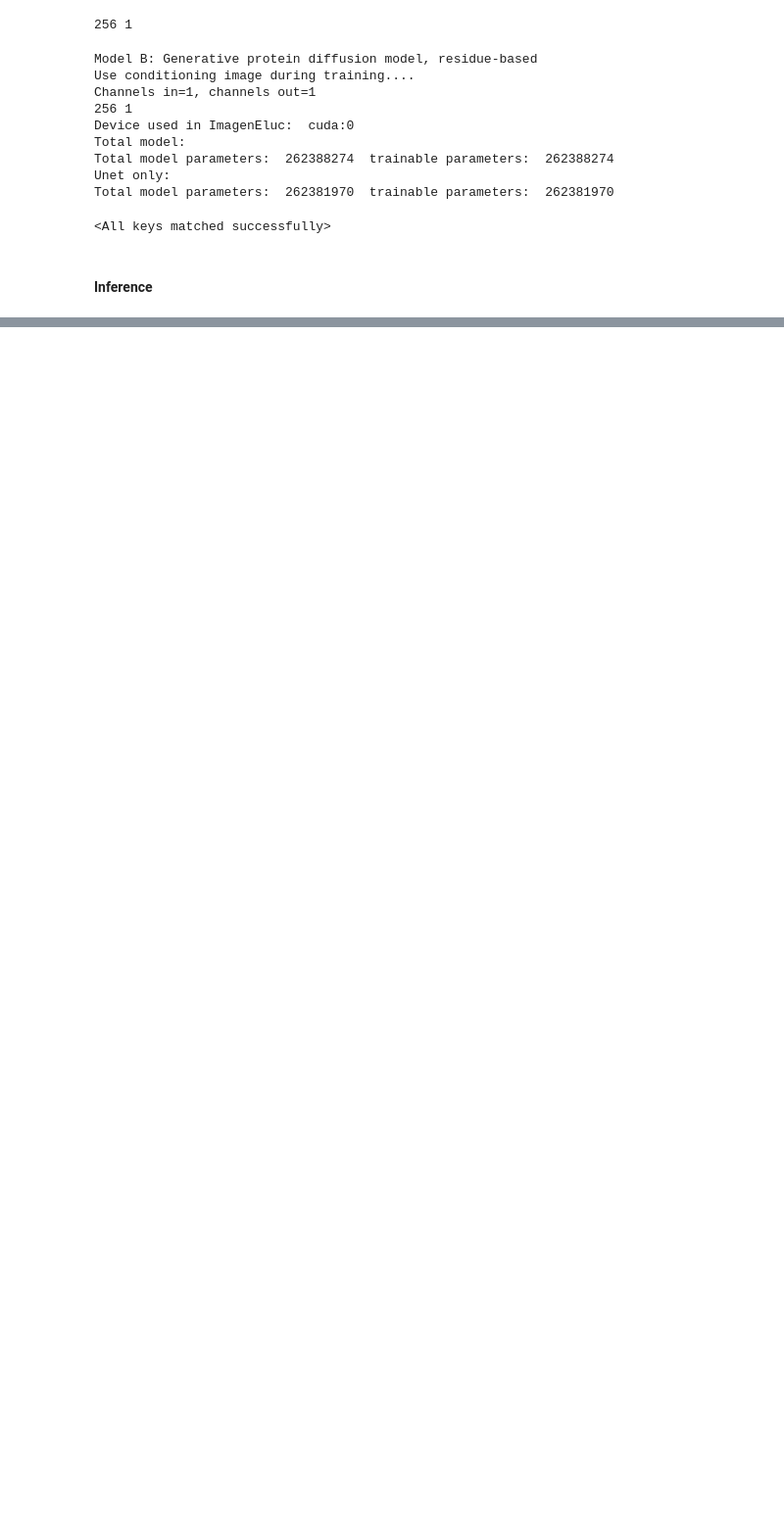
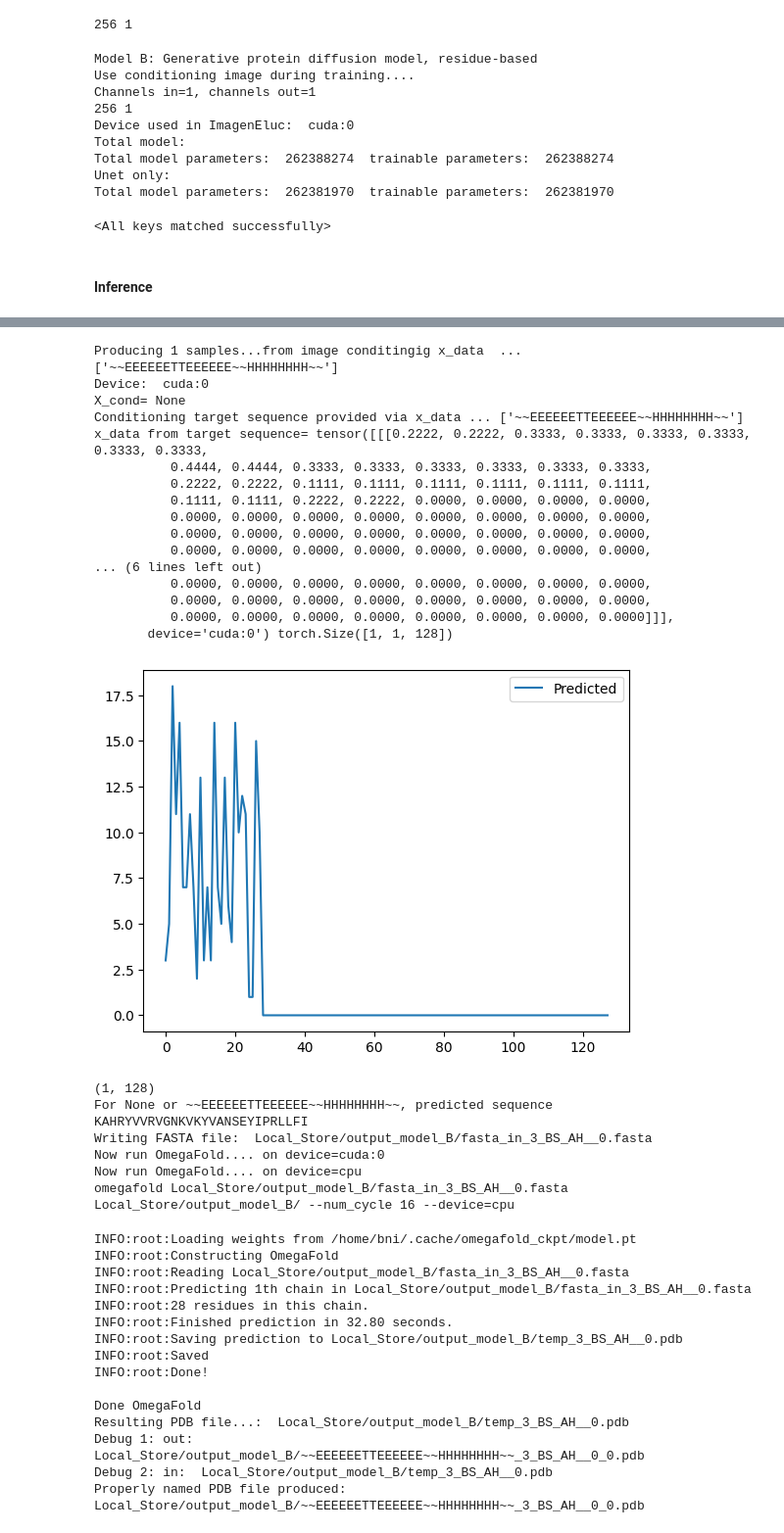
Before and after one commit to Bo-Ni/ProtenDiffusionGenerator_pip, a Jupyter notebook: Model_B.ipynb, the cells around one changed output, grey strips where cells are left out. Shown at 98% size. Drawn from its saved outputs; the diff is of its cells as text; code cells hidden in the pictures; blank space fills up the shorter version.

```diff
--- a/Model_B.ipynb
+++ b/Model_B.ipynb
@@ -250,0 +317,63 @@ Error:
+# %%
+#@title ####4-2. Generate sequence via a iterative process
+
+#@markdown Example 3: Beta sheet + alpha helix
+
+input_SS_seq = '~~EEEEEETTEEEEEE~~HHHHHHHH~~' #@param {type:"string"}
+# output_file_flag = '2_iter_' #@param {type:"string"}
+# FoldProteinOrNot = True #@param ["False", "True"] {type:"raw"}
+error_threshold = 0.2 #@param {type:"slider", min:0.0, max:1, step:0.01}
+max_iter = 10 #@param {type:"slider", min:0, max:100, step:1}
+output_file_flag = '3_BS_AH_'
+
+flag='2_iter_'
+
+iterate_adaptive (model_B,
+                  seq=input_SS_seq,
+                  flag=output_file_flag,
+                  errorthreshold=error_threshold,
+                  maxiter=max_iter,
+                  #++++++++++++++++++++
+                  prefix=prefix,
+                  tokenizer_X=tokenizer_X,
+                  tokenizer_y=tokenizer_y)
+# %% [output]
+Producing 1 samples...from image conditingig x_data  ...
+['~~EEEEEETTEEEEEE~~HHHHHHHH~~']
+Device:  cuda:0
+X_cond= None
+Conditioning target sequence provided via x_data ... ['~~EEEEEETTEEEEEE~~HHHHHHHH~~']
+x_data from target sequence= tensor([[[0.2222, 0.2222, 0.3333, 0.3333, 0.3333, 0.3333, 0.3333, 0.3333,
+          0.4444, 0.4444, 0.3333, 0.3333, 0.3333, 0.3333, 0.3333, 0.3333,
+          0.2222, 0.2222, 0.1111, 0.1111, 0.1111, 0.1111, 0.1111, 0.1111,
+          0.1111, 0.1111, 0.2222, 0.2222, 0.0000, 0.0000, 0.0000, 0.0000,
+          0.0000, 0.0000, 0.0000, 0.0000, 0.0000, 0.0000, 0.0000, 0.0000,
+          0.0000, 0.0000, 0.0000, 0.0000, 0.0000, 0.0000, 0.0000, 0.0000,
+          0.0000, 0.0000, 0.0000, 0.0000, 0.0000, 0.0000, 0.0000, 0.0000,
+... (6 lines left out)
+          0.0000, 0.0000, 0.0000, 0.0000, 0.0000, 0.0000, 0.0000, 0.0000,
+          0.0000, 0.0000, 0.0000, 0.0000, 0.0000, 0.0000, 0.0000, 0.0000,
+          0.0000, 0.0000, 0.0000, 0.0000, 0.0000, 0.0000, 0.0000, 0.0000]]],
+       device='cuda:0') torch.Size([1, 1, 128])
+[figure, added]
+(1, 128)
+For None or ~~EEEEEETTEEEEEE~~HHHHHHHH~~, predicted sequence KAHRYVVRVGNKVKYVANSEYIPRLLFI
+Writing FASTA file:  Local_Store/output_model_B/fasta_in_3_BS_AH__0.fasta
+Now run OmegaFold.... on device=cuda:0
+Now run OmegaFold.... on device=cpu
+omegafold Local_Store/output_model_B/fasta_in_3_BS_AH__0.fasta Local_Store/output_model_B/ --num_cycle 16 --device=cpu
+INFO:root:Loading weights from /home/bni/.cache/omegafold_ckpt/model.pt
+INFO:root:Constructing OmegaFold
+INFO:root:Reading Local_Store/output_model_B/fasta_in_3_BS_AH__0.fasta
+INFO:root:Predicting 1th chain in Local_Store/output_model_B/fasta_in_3_BS_AH__0.fasta
+INFO:root:28 residues in this chain.
+INFO:root:Finished prediction in 32.80 seconds.
+INFO:root:Saving prediction to Local_Store/output_model_B/temp_3_BS_AH__0.pdb
+INFO:root:Saved
+INFO:root:Done!
+
+Done OmegaFold
+Resulting PDB file...:  Local_Store/output_model_B/temp_3_BS_AH__0.pdb
+Debug 1: out:  Local_Store/output_model_B/~~EEEEEETTEEEEEE~~HHHHHHHH~~_3_BS_AH__0_0.pdb
+Debug 2: in:  Local_Store/output_model_B/temp_3_BS_AH__0.pdb
+Properly named PDB file produced: Local_Store/output_model_B/~~EEEEEETTEEEEEE~~HHHHHHHH~~_3_BS_AH__0_0.pdb
```
Also changed, not shown: parts of 7 cells of this notebook, 4 other files.
